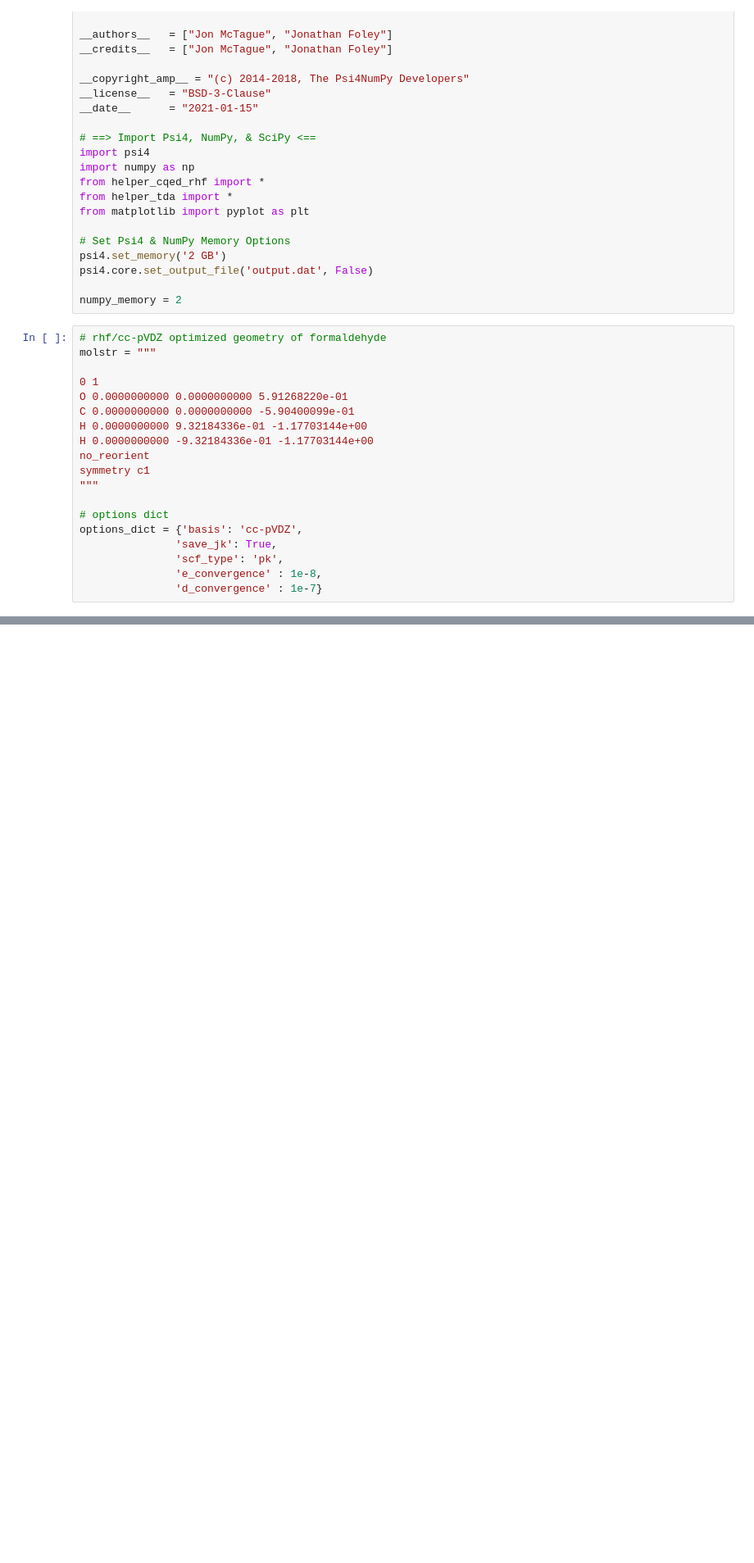
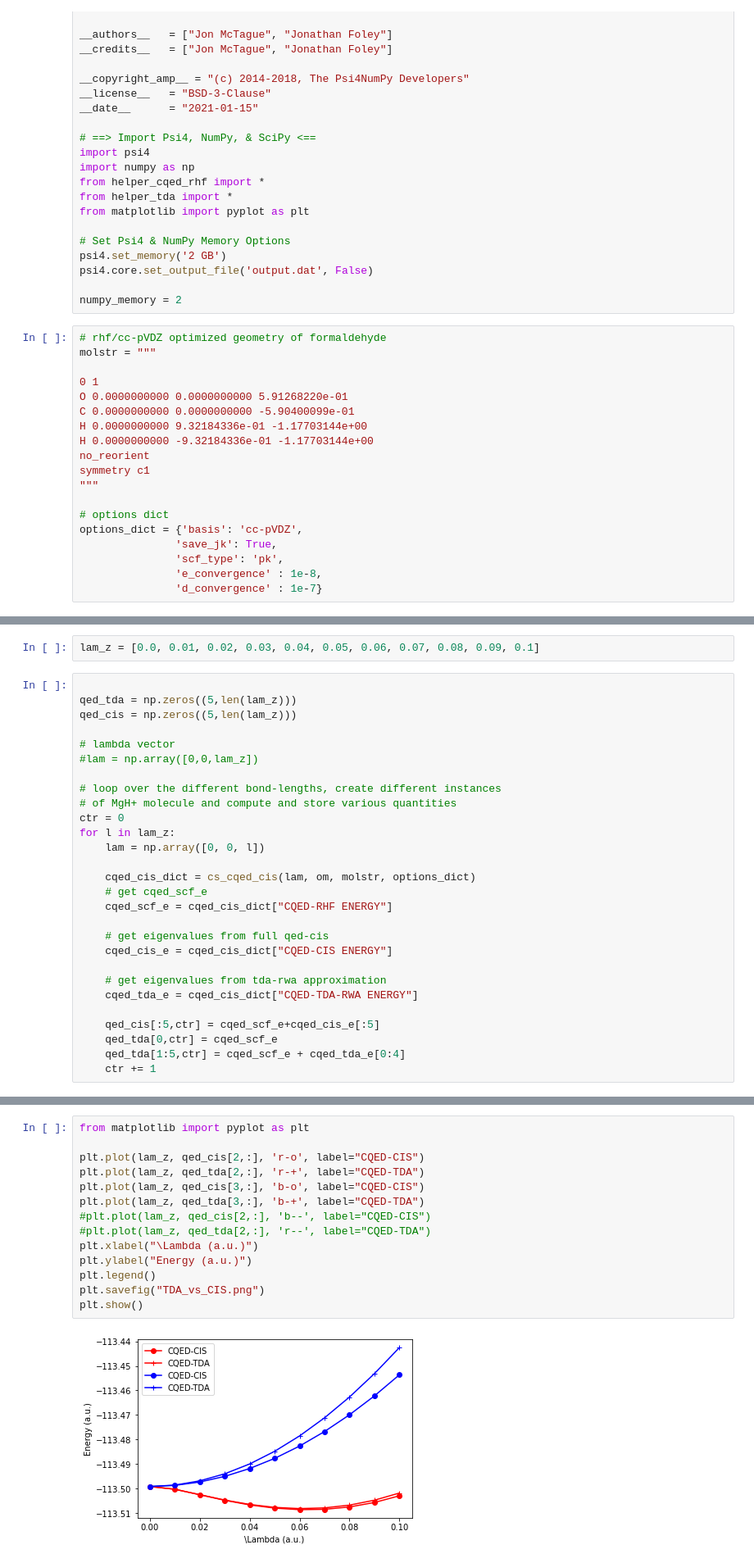
Before and after one commit to FoleyLab/psi4polaritonic, a Jupyter notebook: Comparing_QED-CIS_to_QED-TDA-RWA.ipynb, the cells around one changed output, grey strips where cells are left out. Shown at 82% size. Saved outputs shown, nothing was run; the diff lists cells and outputs as text; blank space fills up the shorter version.

Commit message:
Added script to compare CQED-CIS to CQED-TDA-RWA for tutorial review
Definitely needs a little refining!

```diff
--- a/Comparing_QED-CIS_to_QED-TDA-RWA.ipynb
+++ b/Comparing_QED-CIS_to_QED-TDA-RWA.ipynb
@@ -108,0 +85,30 @@ for l in lam_z:
+# %%
+lam_z = [0.0, 0.01, 0.02, 0.03, 0.04, 0.05, 0.06, 0.07, 0.08, 0.09, 0.1]
+# %%
+
+qed_tda = np.zeros((5,len(lam_z)))
+qed_cis = np.zeros((5,len(lam_z)))
+
+# lambda vector
+#lam = np.array([0,0,lam_z])
+
+# loop over the different bond-lengths, create different instances
+# of MgH+ molecule and compute and store various quantities
+ctr = 0
+for l in lam_z:
+    lam = np.array([0, 0, l])
+
+    cqed_cis_dict = cs_cqed_cis(lam, om, molstr, options_dict)
+    # get cqed_scf_e
+    cqed_scf_e = cqed_cis_dict["CQED-RHF ENERGY"]
+
+    # get eigenvalues from full qed-cis
+    cqed_cis_e = cqed_cis_dict["CQED-CIS ENERGY"]
+
+    # get eigenvalues from tda-rwa approximation
+    cqed_tda_e = cqed_cis_dict["CQED-TDA-RWA ENERGY"]
+
+    qed_cis[:5,ctr] = cqed_scf_e+cqed_cis_e[:5]
+    qed_tda[0,ctr] = cqed_scf_e
+    qed_tda[1:5,ctr] = cqed_scf_e + cqed_tda_e[0:4]
+    ctr += 1
@@ -108,0 +133,16 @@ for l in lam_z:
+# %%
+from matplotlib import pyplot as plt
+
+plt.plot(lam_z, qed_cis[2,:], 'r-o', label="CQED-CIS")
+plt.plot(lam_z, qed_tda[2,:], 'r-+', label="CQED-TDA")
+plt.plot(lam_z, qed_cis[3,:], 'b-o', label="CQED-CIS")
+plt.plot(lam_z, qed_tda[3,:], 'b-+', label="CQED-TDA")
+#plt.plot(lam_z, qed_cis[2,:], 'b--', label="CQED-CIS")
+#plt.plot(lam_z, qed_tda[2,:], 'r--', label="CQED-TDA")
+plt.xlabel("\Lambda (a.u.)")
+plt.ylabel("Energy (a.u.)")
+plt.legend()
+plt.savefig("TDA_vs_CIS.png")
+plt.show()
+# %% [output]
+[figure, added]
```
Also changed, not shown: parts of 4 cells of this notebook, 1 other file.
